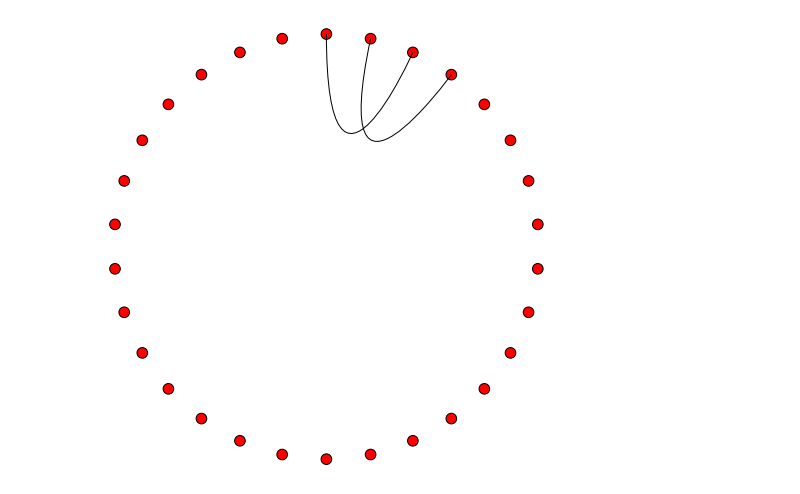
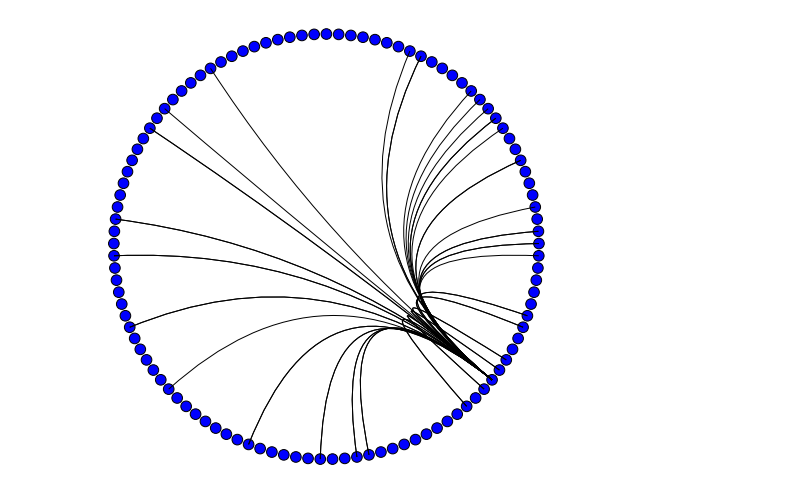
Before and after one commit to ericmjl/Circos, a Jupyter notebook: Test Circos.ipynb, the cells around one changed output. Drawn from its saved outputs; the diff is of its cells as text; code cells hidden in the pictures.

Commit message:
Added new features
1. Specify a figure or ax to draw into.
2. Specify node colors
3. Specify line width of the nodes to be 0.
4. Changed paths from CURVE4 to CURVE3.

```diff
--- a/Test Circos.ipynb
+++ b/Test Circos.ipynb
@@ -17,2 +11,2 @@ from itertools import product
 # %%
-G = nx.read_gpickle('test_graphs/interval_network.pkl')
+G = nx.read_gpickle('test_graphs/07 inter-subtype interactions.pkl')
@@ -26,8 +35,8 @@ from circos import get_cartesian
 # %%
 nodes = G.nodes()
-edges = G.edges()
+edges = [(u, v) for u, v in G.edges() if 'H3N2' in [u, v] and u != v]
 
-c = CircosPlot(nodes, edges[0:2], 1)
+c = CircosPlot(nodes, edges, 10, 'blue')
 c.draw()
 # %% [output]
-[figure, old version]
+[figure, new version]
```
Also changed, not shown: parts of 5 cells of this notebook, 3 other files.
